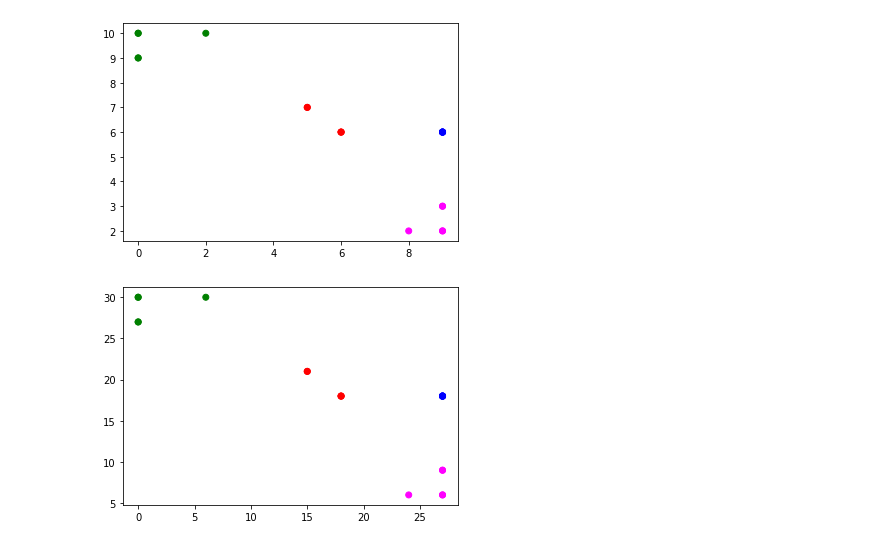
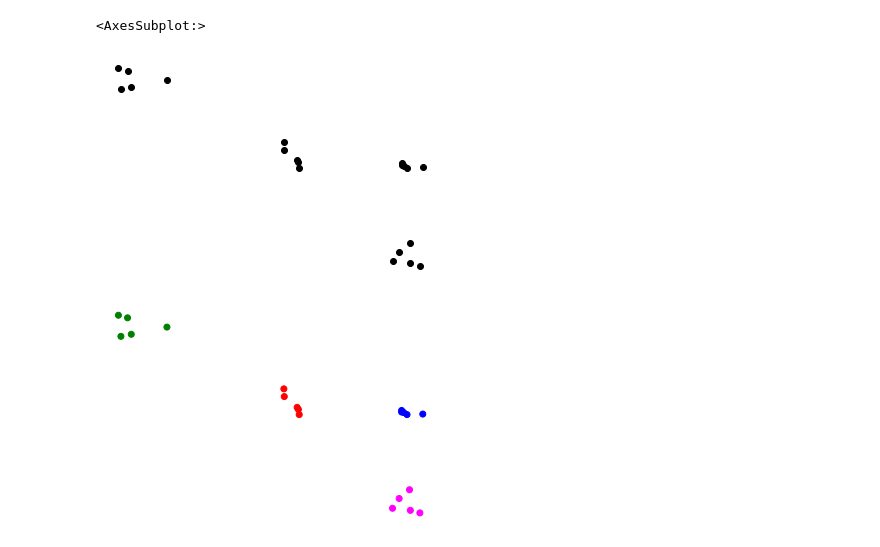
Before and after one commit to aballari9/CAB-Final-Project, a Jupyter notebook: src/conv.ipynb, the cells around one changed output. Cells and saved outputs as stored; diff of their text form; code cells hidden in the pictures.

```diff
--- a/src/conv.ipynb
+++ b/src/conv.ipynb
@@ -28,24 +63,41 @@ Stimuli Shape:  (20, 3)
 # %%
 # Visualize Stimuli
 colors = np.array(['red', 'blue', 'green', 'magenta', 'cyan', 'pink'])
-def plot_stimuli(X):
+def plot_stimuli(X, save_file, show_labels=True):
     fig, ax = plt.subplots()
     c_idx = X[:, 2].astype(int)
     c = colors[c_idx]
 
-    ax.scatter(X[:, 0], X[:, 1], color=colors[X[:, 2].astype(int)])
+    plt.axis('off')
+
+    if show_labels:
+        ax.scatter(X[:, 0], X[:, 1], color=colors[X[:, 2].astype(int)])
+    else:
+        ax.scatter(X[:, 0], X[:, 1], color='black')
+
+    fig.savefig(save_file)
     return ax
 
-plot_stimuli(stim)
 
-# Normalize Data + convert to int
-# I should scale to a different number
-stim[:,0:2] = (stim[:,0:2]-np.min(stim[:,0:2])) * 30/(np.max(stim[:,0:2])-np.min(stim[:,0:2]))
-# stim = stim.astype(int)
-stim1 = np.round(stim).astype(int)
-plot_stimuli(stim1)
+# row_scaling_factor = np.max(stim[:,0])
+# col_scaling_factor = np.max(stim[:,1])
+# stim[:,0:2] = (stim[:,0:2]-np.min(stim[:,0:2])) * 30/(np.max(stim[:,0:2])-np.min(stim[:,0:2]))
 
-stim = stim1
+# print('Unnormalized')
+plot_stimuli(stim, 'unnormalized.png', show_labels=False)
+# print('Unnormalized Labeled')
+plot_stimuli(stim, 'unnormalized_labeled.png', show_labels=True)
+
+# # Normalize Data + convert to int
+# stim[:,0:2] = (stim[:,0:2]-np.min(stim[:,0:2])) * 30/(np.max(stim[:,0:2])-np.min(stim[:,0:2]))
+# stim1 = np.round(stim).astype(int)
+# # print('Normalized')
+# plot_stimuli(stim1, 'normalized.png', show_labels=False)
+# # print('Normalized Labeled')
+# plot_stimuli(stim1, 'normalized_labeled.png', show_labels=True)
+
+# stim = stim1
 # %% [output]
+<AxesSubplot:>
-[figure, old version]
+[figure, new version]
-[figure, old version]
+[figure, new version]
```
Also changed, not shown: parts of 12 cells of this notebook, 1 other file.
